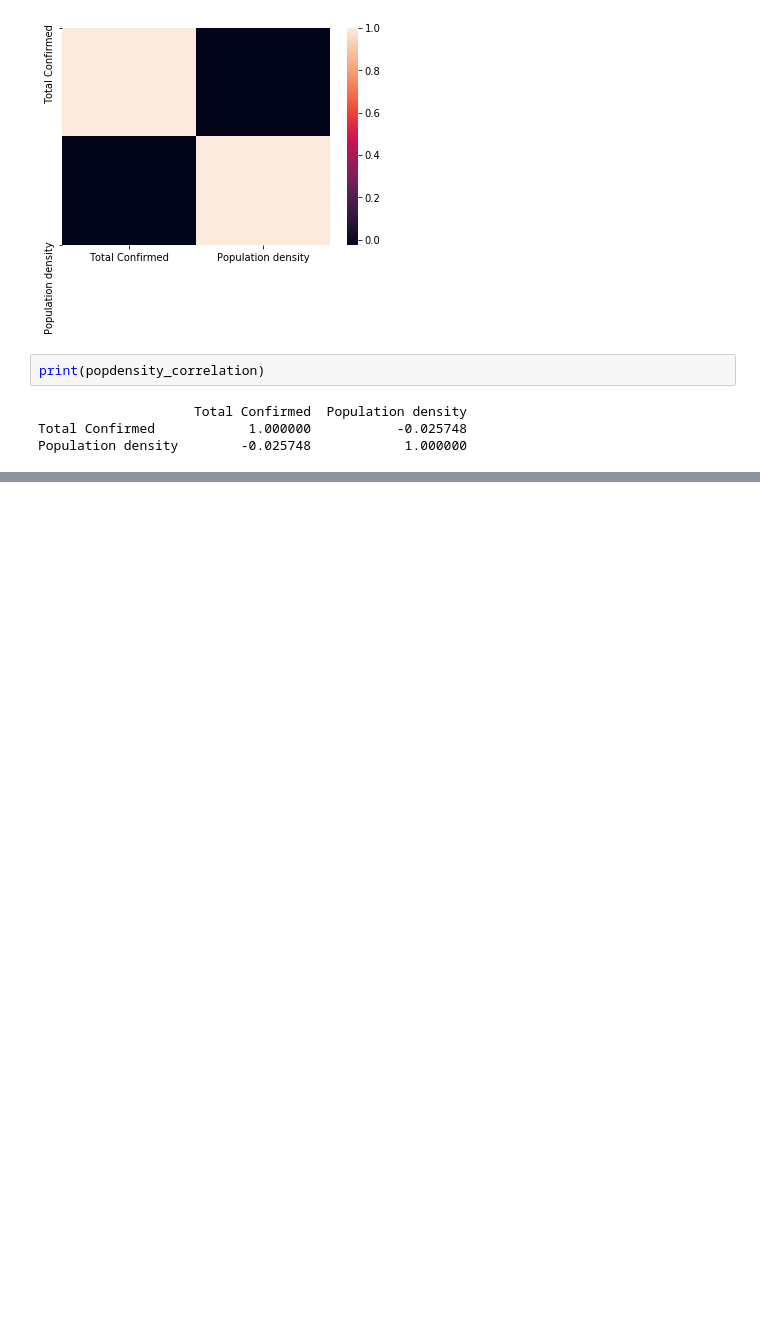
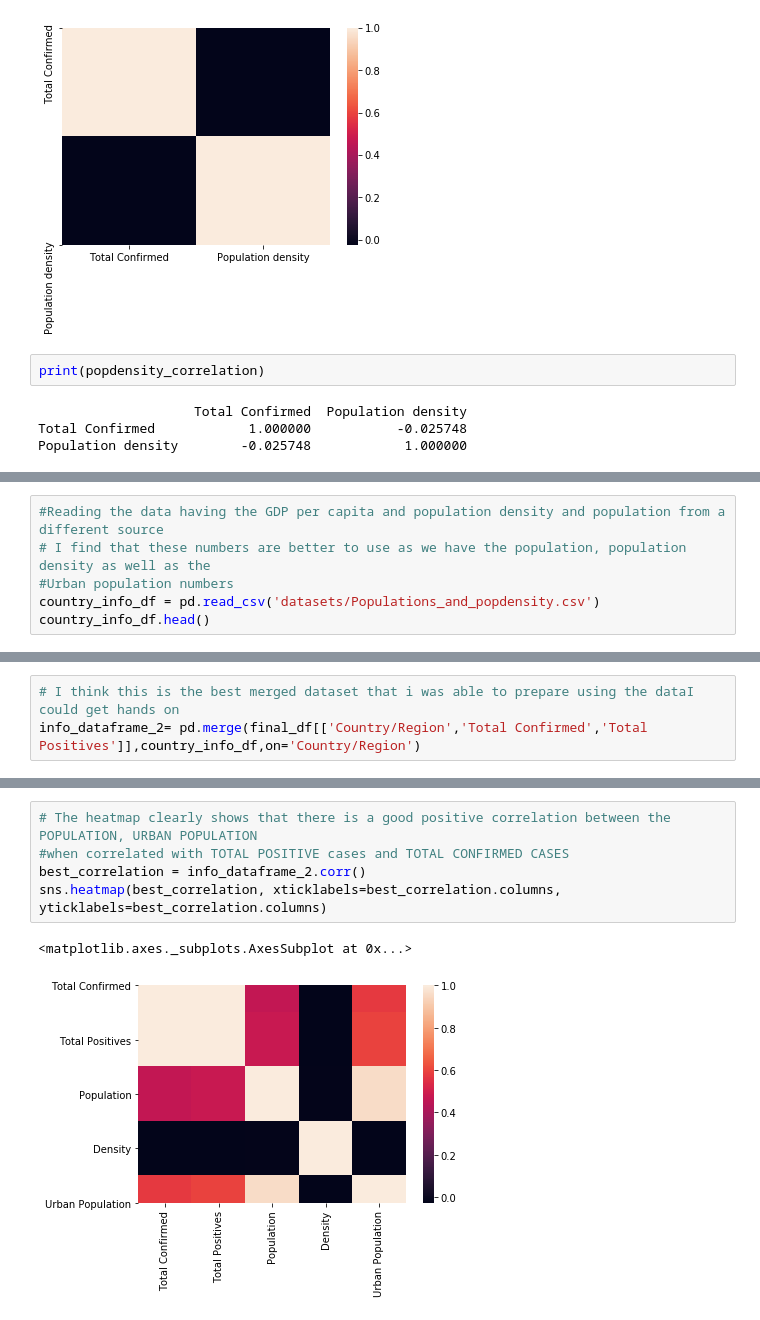
Before and after one commit to dtangster/cmpe256, a Jupyter notebook: hidden_dragon_data_preprocessing.ipynb, the cells around one changed output, grey strips where cells are left out. Cells and saved outputs as stored; diff of their text form; blank space fills up the shorter version.

Commit message:
Better correlation heatmaps

```diff
--- a/hidden_dragon_data_preprocessing.ipynb
+++ b/hidden_dragon_data_preprocessing.ipynb
@@ -164,3 +158,9 @@ Total Confirmed              -0.025748
 Total Positives              -0.025254
 GDP per capita                0.484073
 Population density            1.000000
+# %%
+#Reading the data having the GDP per capita and population density and population from a different source
+# I find that these numbers are better to use as we have the population, population density as well as the
+#Urban population numbers
+country_info_df = pd.read_csv('datasets/Populations_and_popdensity.csv')
+country_info_df.head()
@@ -166,0 +174,3 @@ Population density            1.000000
+# %%
+# I think this is the best merged dataset that i was able to prepare using the dataI could get hands on
+info_dataframe_2= pd.merge(final_df[['Country/Region','Total Confirmed','Total Positives']],country_info_df,on='Country/Region')
@@ -166,0 +186,8 @@ Population density            1.000000
+# %%
+# The heatmap clearly shows that there is a good positive correlation between the POPULATION, URBAN POPULATION
+#when correlated with TOTAL POSITIVE cases and TOTAL CONFIRMED CASES
+best_correlation = info_dataframe_2.corr()
+sns.heatmap(best_correlation, xticklabels=best_correlation.columns, yticklabels=best_correlation.columns)
+# %% [output]
+<matplotlib.axes._subplots.AxesSubplot at 0x...>
+[figure, added]
```
Also changed, not shown: parts of 6 cells of this notebook.
